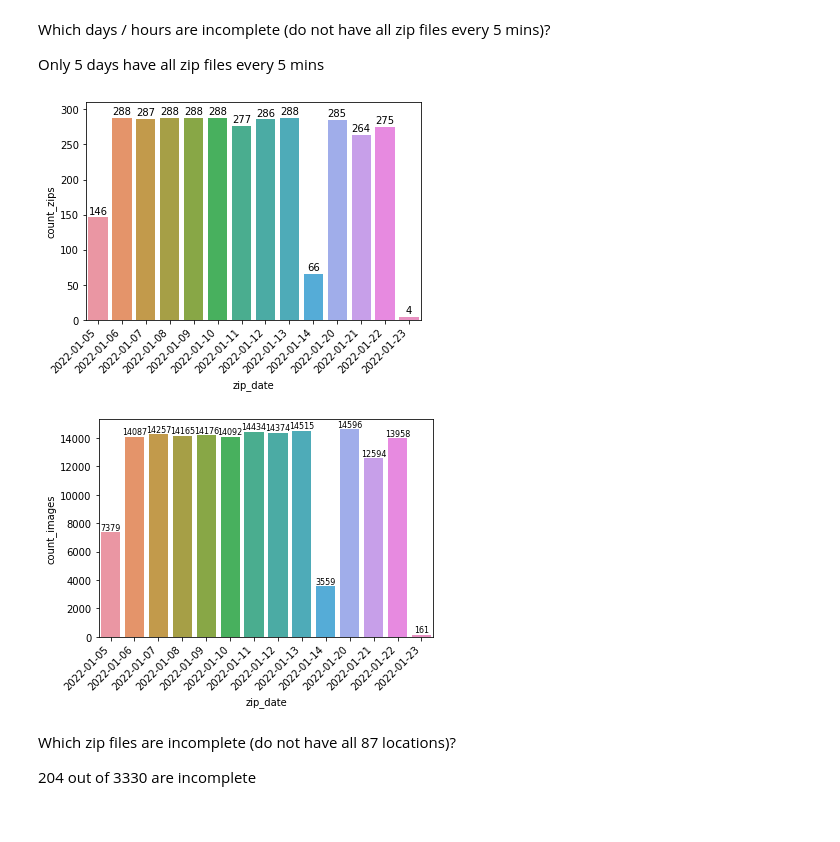
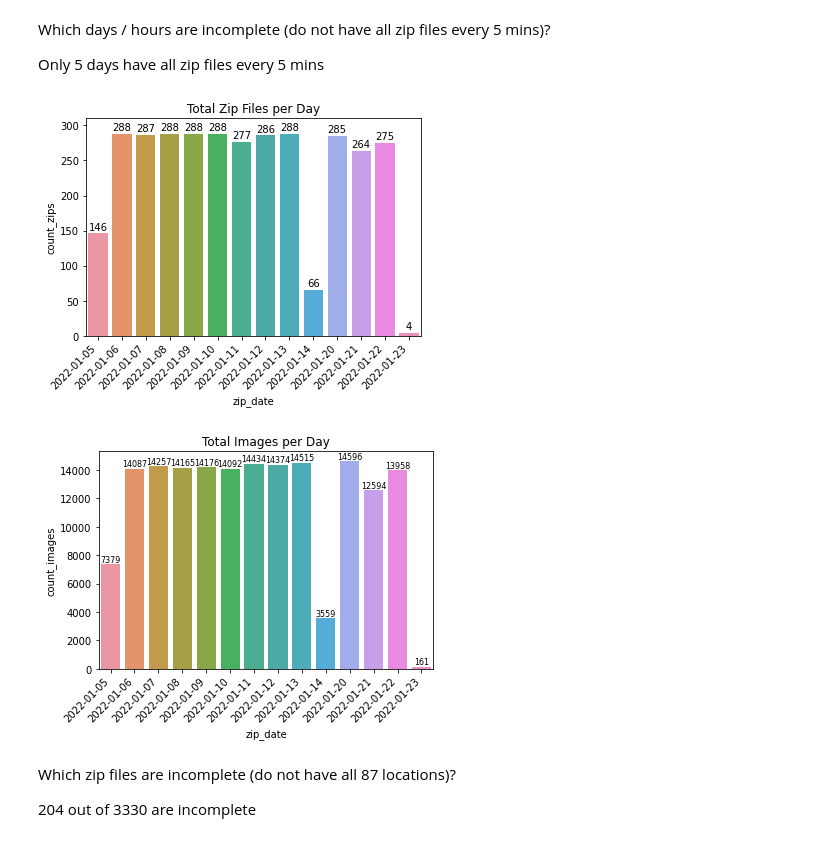
Before and after one commit to ReverseCache/dsa3101-2210-09-lta, a Jupyter notebook: model/eda.ipynb, the cells around one changed output. Drawn from its saved outputs; the diff is of its cells as text; code cells hidden in the pictures.

Commit message:
Add title to plots

```diff
--- a/model/eda.ipynb
+++ b/model/eda.ipynb
@@ -89,27 +89,29 @@ Only 5 days have all zip files every 5 mins
 # %%
 count_zip_files_per_day = df.groupby("zip_date").agg(count_zips = ("zip_datetime", 'nunique')).reset_index().sort_values("zip_date")
 
-sns.barplot(x = count_zip_files_per_day["zip_date"].dt.strftime('%Y-%m-%d'), y = count_zip_files_per_day["count_zips"])
+sns.barplot(x = count_zip_files_per_day["zip_date"].dt.strftime('%Y-%m-%d'), y = count_zip_files_per_day["count_zips"])\
+    .set(title='Total Zip Files per Day')
 
 plt.xticks(
     rotation=45,
     horizontalalignment='right',
     fontweight='light'
 )
 
 ax = plt.gca()
 ax.set_ylim([0, 310])
 
 # Iterate through the list of axes' patches
 for p in ax.patches:
     ax.text(p.get_x() + p.get_width()/2., p.get_height() + 2, '%d' % int(p.get_height()),
             fontsize=10, color='black', ha='center', va='bottom')
 # %% [output]
-[figure, old version]
+[figure, new version]
 # %%
 count_images_per_day = df.groupby("zip_date").agg(count_images = ("image_datetime", 'nunique')).reset_index().sort_values("zip_date")
 
-sns.barplot(x = count_images_per_day["zip_date"].dt.strftime('%Y-%m-%d'), y = count_images_per_day["count_images"])
+sns.barplot(x = count_images_per_day["zip_date"].dt.strftime('%Y-%m-%d'), y = count_images_per_day["count_images"])\
+    .set(title='Total Images per Day')
 
 plt.xticks(
     rotation=45,
@@ -125,7 +127,7 @@ for p in ax.patches:
     ax.text(p.get_x() + p.get_width()/2., p.get_height() + 2, '%d' % int(p.get_height()),
             fontsize=8, color='black', ha='center', va='bottom')
 # %% [output]
-[figure, old version]
+[figure, new version]
 # %% [markdown]
 Which zip files are incomplete (do not have all 87 locations)?
 
```
Also changed, not shown: parts of 4 cells of this notebook.
